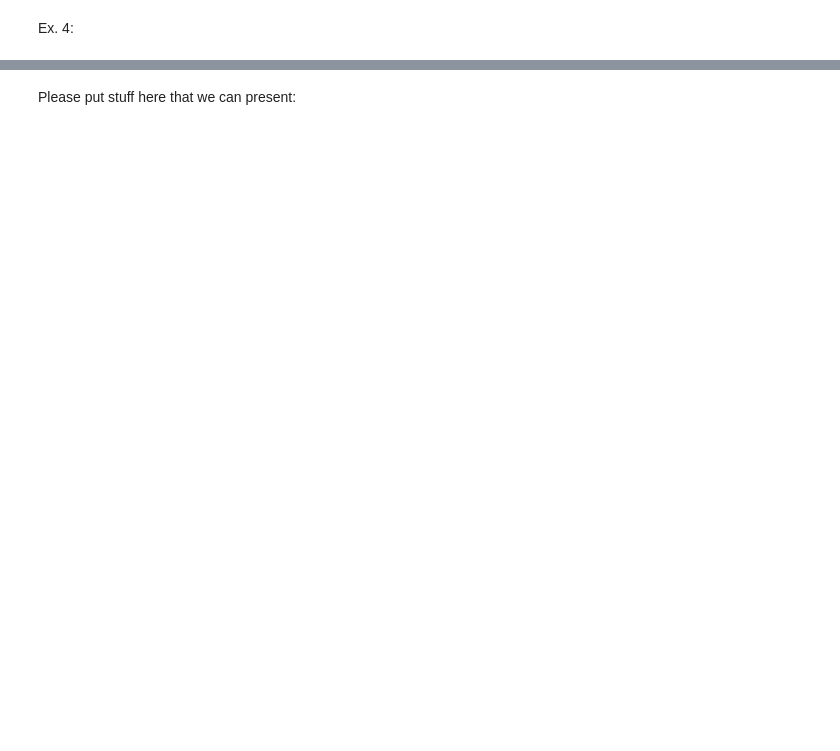
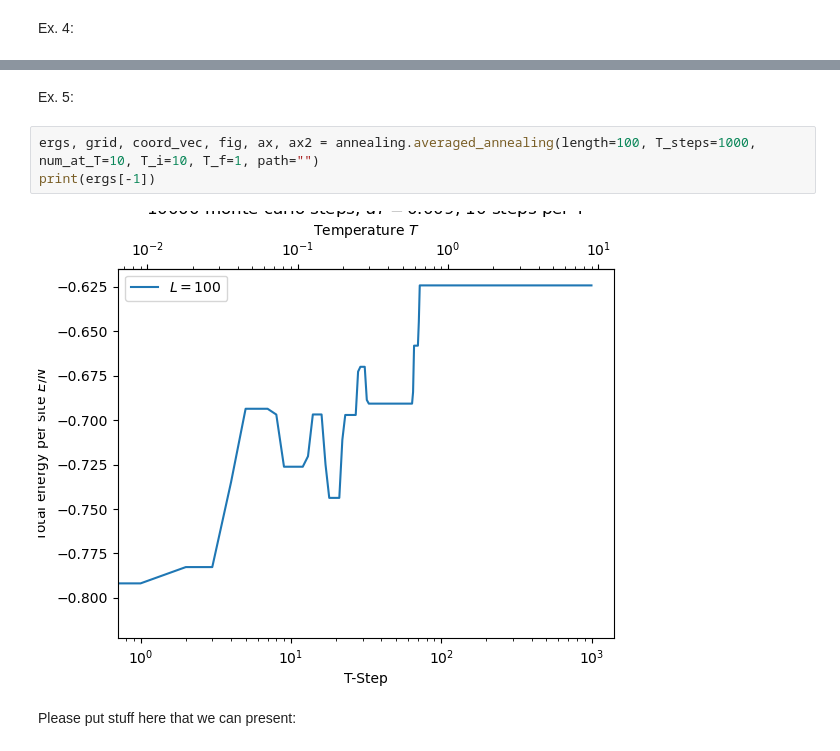
Before and after one commit to Konemu/ProteinAnnealing, a Jupyter notebook: nb.ipynb, the cells around one changed output, grey strips where cells are left out. Drawn from its saved outputs; the diff is of its cells as text; blank space fills up the shorter version.

```diff
--- a/nb.ipynb
+++ b/nb.ipynb
@@ -54,2 +56,9 @@ plt.savefig('figures/ex4.png', dpi = 600, format = 'png')
+# %% [markdown]
+Ex. 5:
+# %%
+ergs, grid, coord_vec, fig, ax, ax2 = annealing.averaged_annealing(length=100, T_steps=1000, num_at_T=10, T_i=10, T_f=1, path="")
+print(ergs[-1])
+# %% [output]
+[figure, added]
 # %% [markdown]
 Please put stuff here that we can present:
```
Also changed, not shown: parts of 5 cells of this notebook, 6 other files.
